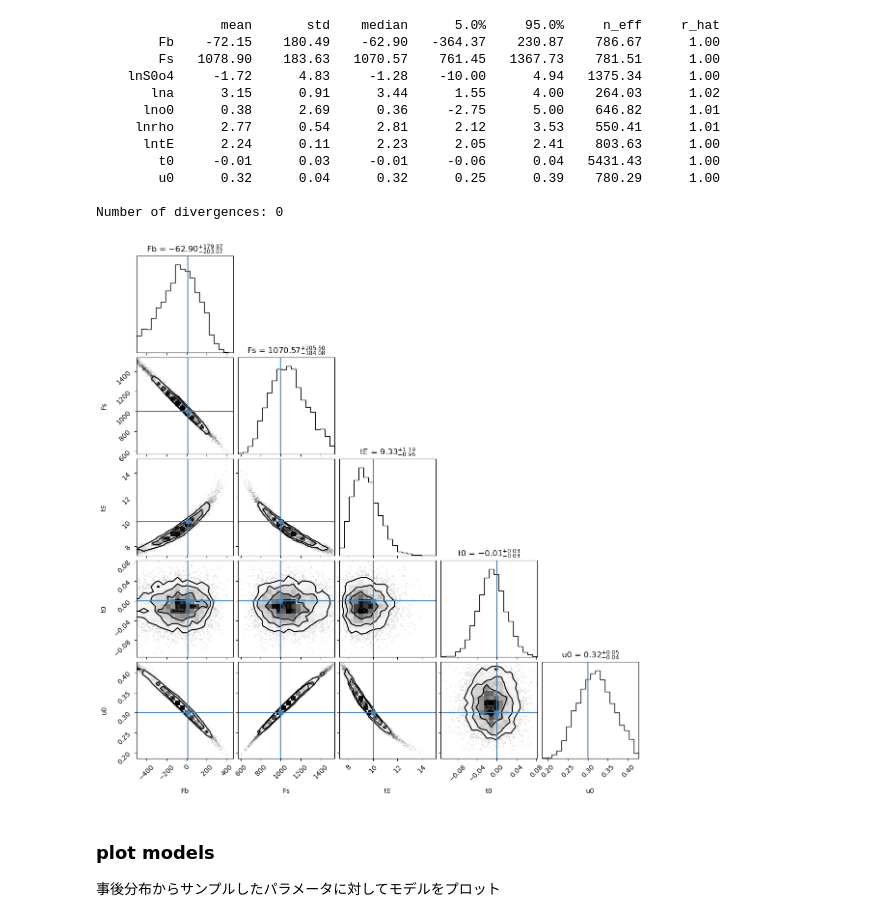
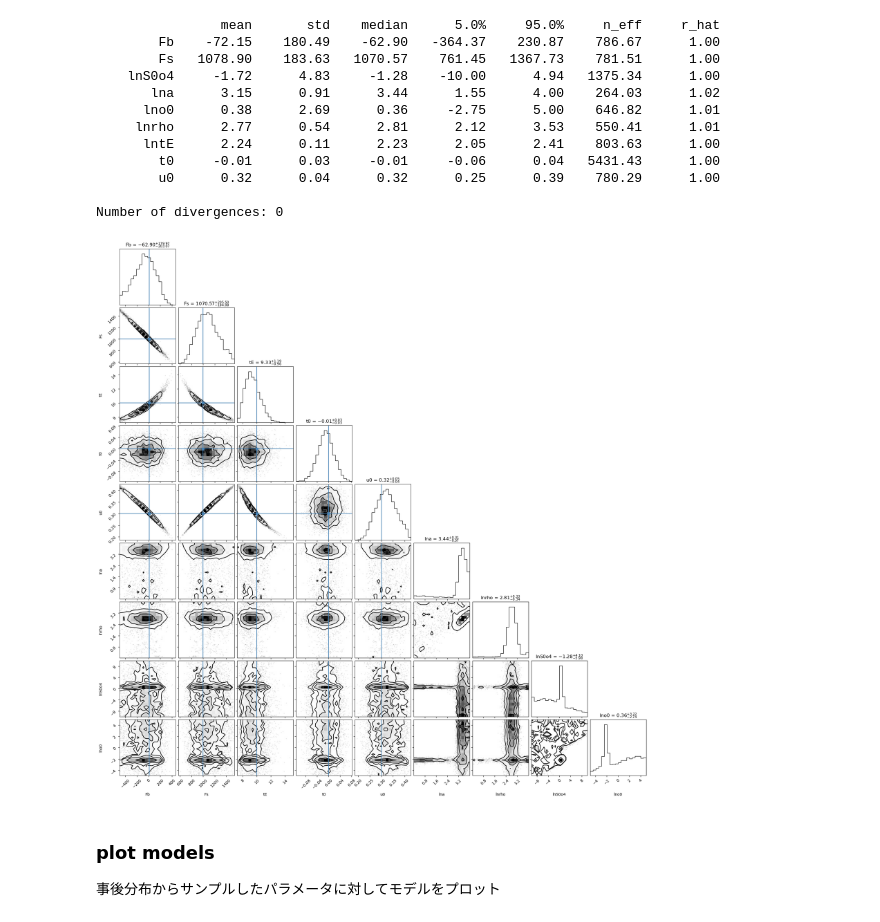
Before and after one commit to kemasuda/tutorial, a Jupyter notebook: multivariate_normal/shoterm.ipynb, the cells around one changed output. Drawn from its saved outputs; the diff is of its cells as text; code cells hidden in the pictures.

```diff
--- a/multivariate_normal/shoterm.ipynb
+++ b/multivariate_normal/shoterm.ipynb
@@ -204,10 +204,11 @@ Number of divergences: 0
 # %%
 samples = mcmc.get_samples()
 # %%
-fig = corner.corner(np.array([samples[key] for key in keys]).T,
-                    labels=keys, show_titles=True, truths=params_true)
+keys_ = keys + ['lna', 'lnrho', 'lnS0o4', 'lno0']
+fig = corner.corner(np.array([samples[key] for key in keys_]).T,
+                    labels=keys_, show_titles=True, truths=params_true+[None]*4)
 # %% [output]
-[figure, old version]
+[figure, new version]
 # %% [markdown]
 ### plot models
 事後分布からサンプルしたパラメータに対してモデルをプロット
```
